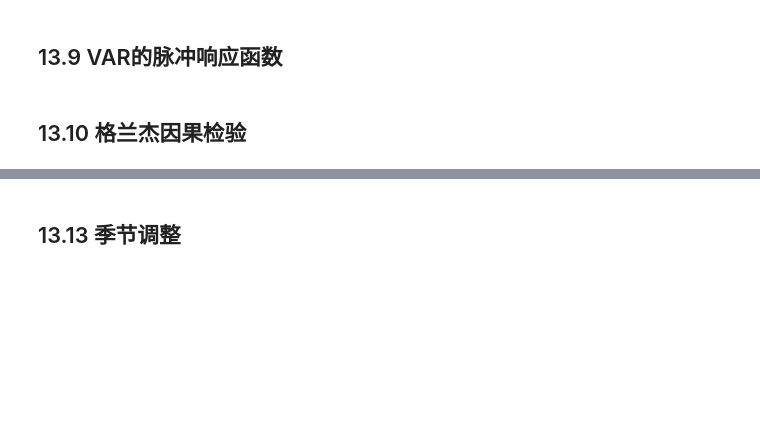
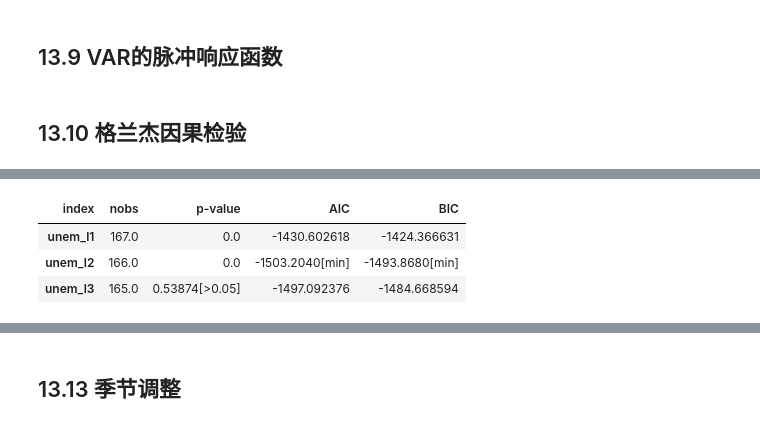
Before and after one commit to watalo/eco-stats, a Jupyter notebook: Econometrics_cq/1_Code/Ch13_平稳时间序列.ipynb, the cells around one changed output, grey strips where cells are left out. Cells and saved outputs as stored; diff of their text form; code cells hidden in the pictures; blank space fills up the shorter version.

```diff
--- a/Econometrics_cq/1_Code/Ch13_平稳时间序列.ipynb
+++ b/Econometrics_cq/1_Code/Ch13_平稳时间序列.ipynb
@@ -267,0 +334,7 @@ lrm_drought
+# %%
+estimate_p(macro_swatson, 'unem', lags=3)
+# %% [output]
+| index | nobs | p-value | AIC | BIC |
+| unem_l1 | 167.0 | 0.0 | -1430.602618 | -1424.366631 |
+| unem_l2 | 166.0 | 0.0 | -1503.2040[min] | -1493.8680[min] |
+| unem_l3 | 165.0 | 0.53874[>0.05] | -1497.092376 | -1484.668594 |
```
Also changed, not shown: parts of 17 cells of this notebook, 4 other files.
